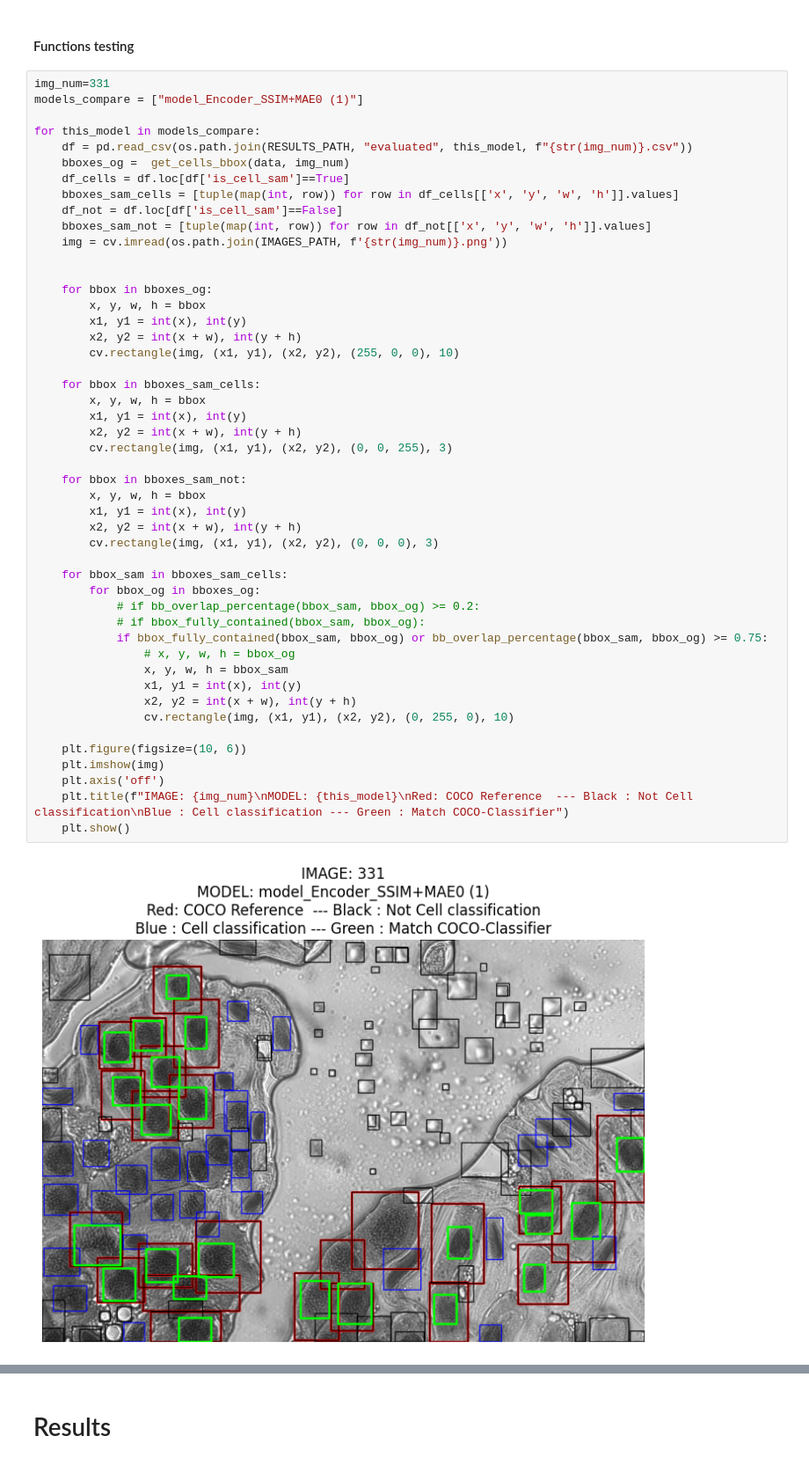
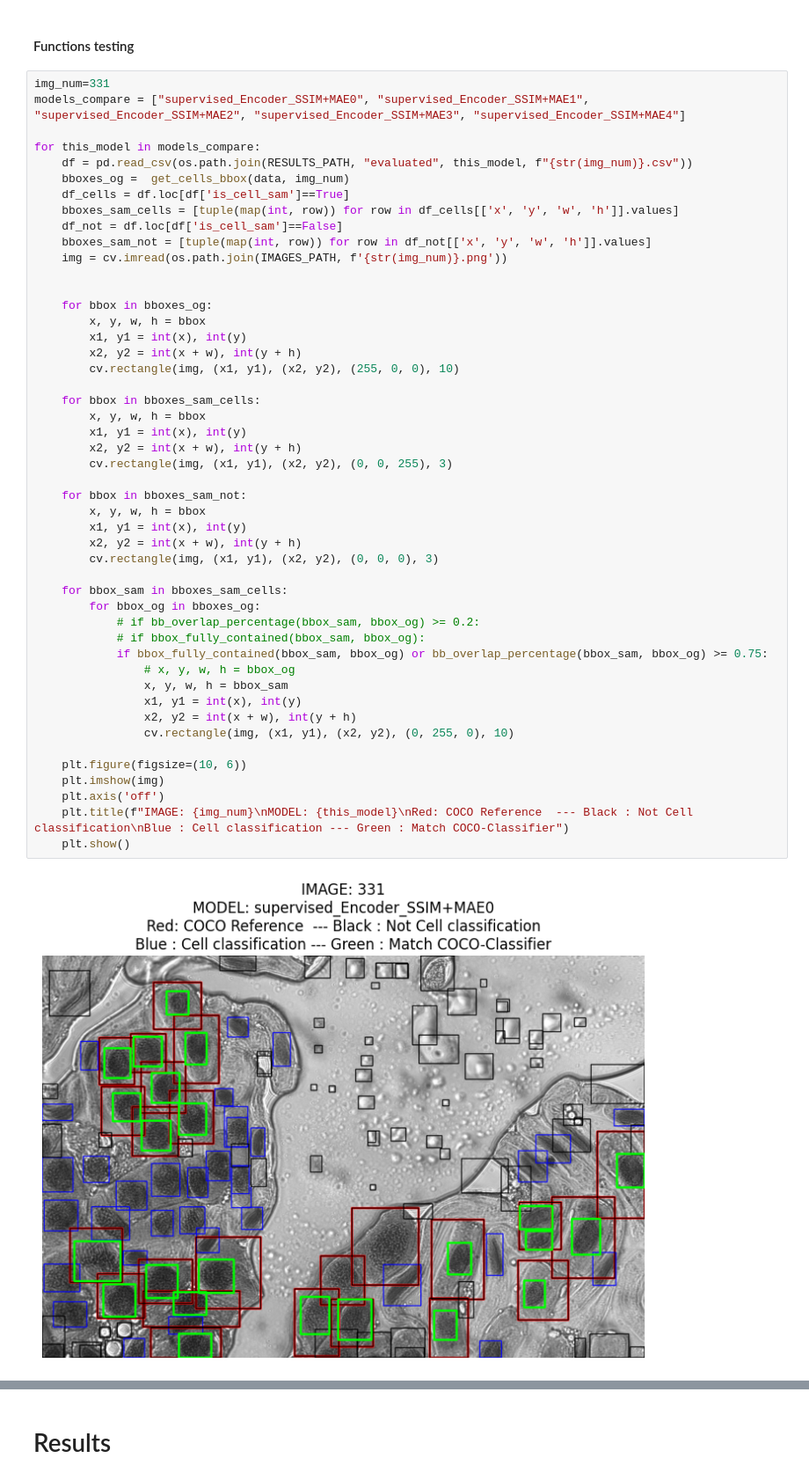
Before and after one commit to RawthiL/giar_ina_dev, a Jupyter notebook: notebooks/result_analysis/clasiffy_df.ipynb, the cells around one changed output, grey strips where cells are left out. Shown at 88% size. Drawn from its saved outputs; the diff is of its cells as text.

```diff
--- a/notebooks/result_analysis/clasiffy_df.ipynb
+++ b/notebooks/result_analysis/clasiffy_df.ipynb
@@ -332,7 +349,7 @@ Tested images: []
 #### Functions testing
 # %%
 img_num=331
-models_compare = ["model_Encoder_SSIM+MAE0 (1)"]
+models_compare = ["supervised_Encoder_SSIM+MAE0", "supervised_Encoder_SSIM+MAE1", "supervised_Encoder_SSIM+MAE2", "supervised_Encoder_SSIM+MAE3", "supervised_Encoder_SSIM+MAE4"]
 
 for this_model in models_compare:
     df = pd.read_csv(os.path.join(RESULTS_PATH, "evaluated", this_model, f"{str(img_num)}.csv"))
@@ -352,31 +369,31 @@ for this_model in models_compare:
 
     for bbox in bboxes_sam_cells:
         x, y, w, h = bbox
         x1, y1 = int(x), int(y)
         x2, y2 = int(x + w), int(y + h)
         cv.rectangle(img, (x1, y1), (x2, y2), (0, 0, 255), 3)
 
     for bbox in bboxes_sam_not:
         x, y, w, h = bbox
         x1, y1 = int(x), int(y)
         x2, y2 = int(x + w), int(y + h)
         cv.rectangle(img, (x1, y1), (x2, y2), (0, 0, 0), 3)
 
     for bbox_sam in bboxes_sam_cells:
         for bbox_og in bboxes_og:
             # if bb_overlap_percentage(bbox_sam, bbox_og) >= 0.2:
             # if bbox_fully_contained(bbox_sam, bbox_og):
             if bbox_fully_contained(bbox_sam, bbox_og) or bb_overlap_percentage(bbox_sam, bbox_og) >= 0.75:
                 # x, y, w, h = bbox_og
                 x, y, w, h = bbox_sam
                 x1, y1 = int(x), int(y)
                 x2, y2 = int(x + w), int(y + h)
                 cv.rectangle(img, (x1, y1), (x2, y2), (0, 255, 0), 10)
 
     plt.figure(figsize=(10, 6))
     plt.imshow(img)
     plt.axis('off')
     plt.title(f"IMAGE: {img_num}\nMODEL: {this_model}\nRed: COCO Reference  --- Black : Not Cell classification\nBlue : Cell classification --- Green : Match COCO-Classifier")
     plt.show()
 # %% [output]
-[figure, old version]
+[figure, new version]
```
Also changed, not shown: parts of 5 cells of this notebook, 14 other files.
